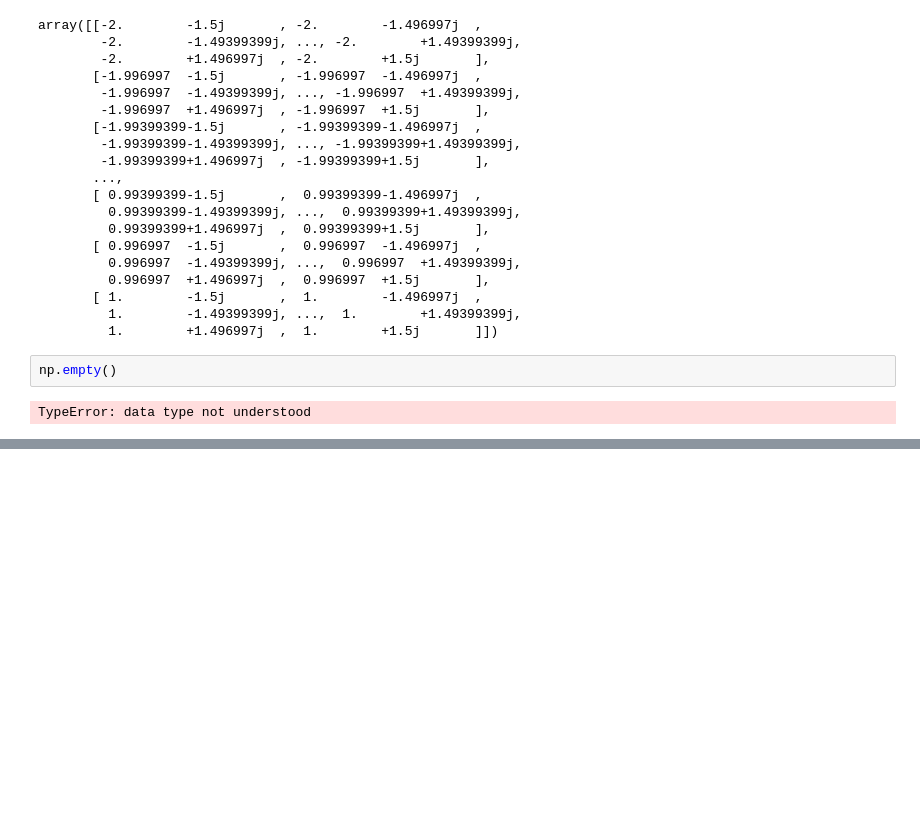
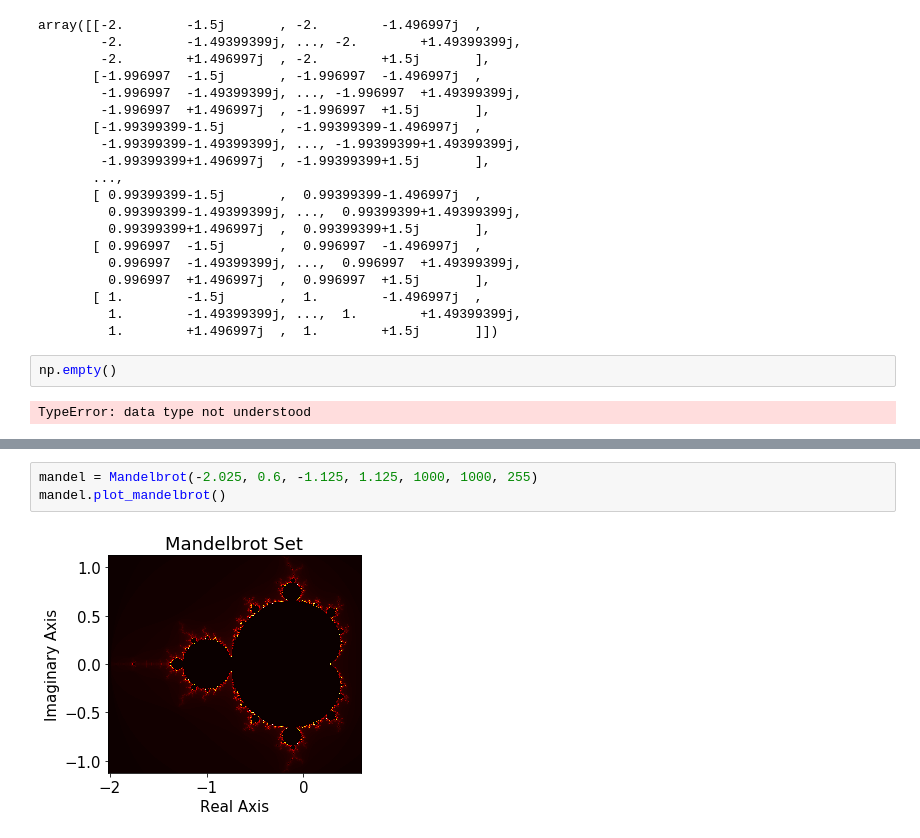
Before and after one commit to apurvmishra99/compSim, a Jupyter notebook: Checkpoint3/mandelbrot.ipynb, the cells around one changed output, grey strips where cells are left out. Saved outputs shown, nothing was run; the diff lists cells and outputs as text; blank space fills up the shorter version.

```diff
--- a/Checkpoint3/mandelbrot.ipynb
+++ b/Checkpoint3/mandelbrot.ipynb
@@ -285,0 +336,5 @@ TypeError: data type not understood
+# %%
+mandel = Mandelbrot(-2.025, 0.6, -1.125, 1.125, 1000, 1000, 255)
+mandel.plot_mandelbrot()
+# %% [output]
+[figure, added]
```
Also changed, not shown: parts of 2 cells of this notebook, 4 other files.
